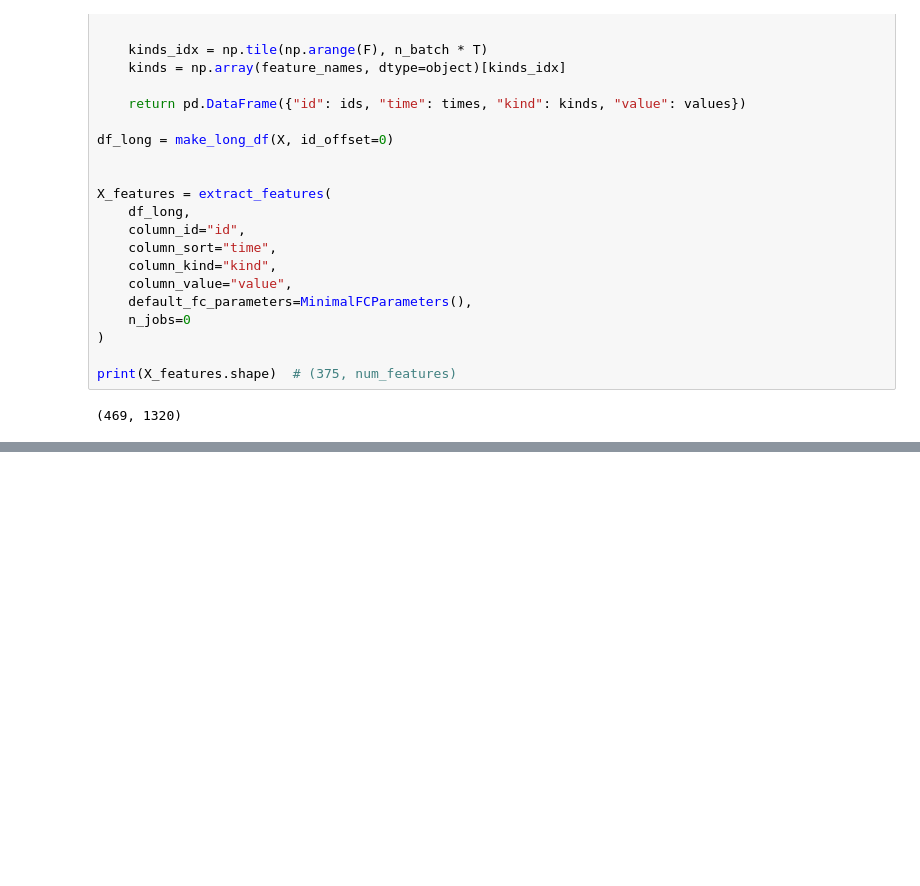
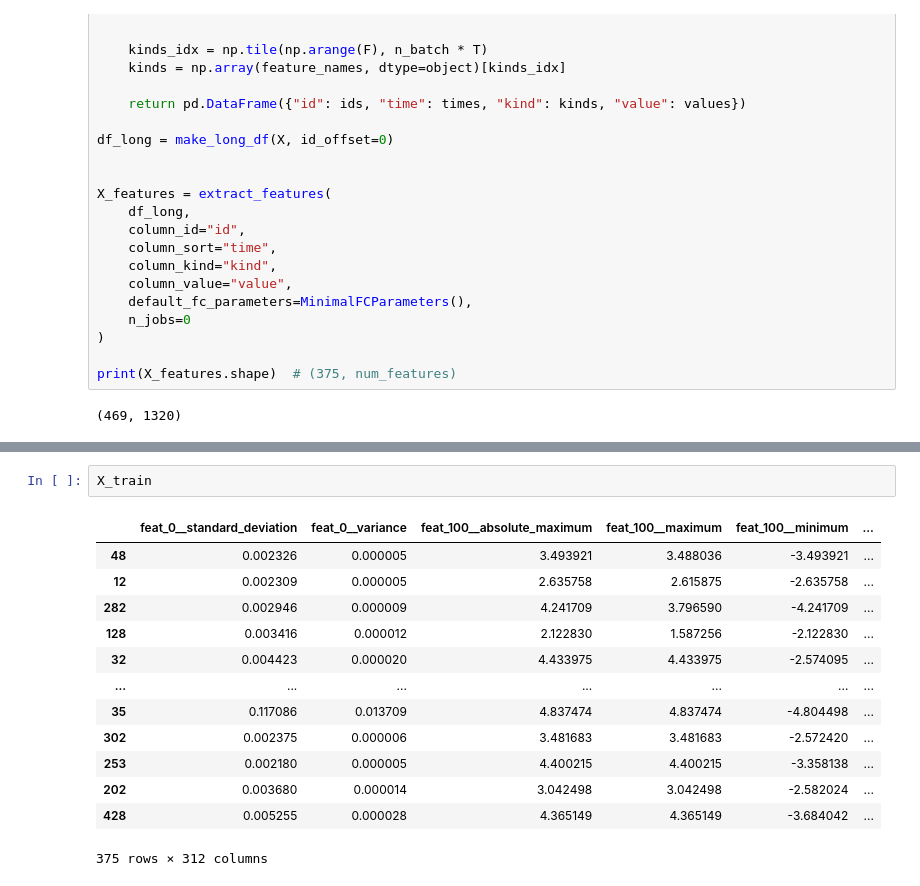
Before and after one commit to marzecovaa/spark, a Jupyter notebook: notebooks/feature_engineering_seb.ipynb, the cells around one changed output, grey strips where cells are left out. Drawn from its saved outputs; the diff is of its cells as text; blank space fills up the shorter version.

```diff
--- a/notebooks/feature_engineering_seb.ipynb
+++ b/notebooks/feature_engineering_seb.ipynb
@@ -186,3 +196,19 @@ pd.DataFrame(X_train_trans)
+# %%
+X_train
+# %% [output]
+|  | feat_0__standard_deviation | feat_0__variance | feat_100__absolute_maximum | feat_100__maximum | feat_100__minimum | ... |
+| 48 | 0.002326 | 0.000005 | 3.493921 | 3.488036 | -3.493921 | ... |
+| 12 | 0.002309 | 0.000005 | 2.635758 | 2.615875 | -2.635758 | ... |
+| 282 | 0.002946 | 0.000009 | 4.241709 | 3.796590 | -4.241709 | ... |
+| 128 | 0.003416 | 0.000012 | 2.122830 | 1.587256 | -2.122830 | ... |
+| 32 | 0.004423 | 0.000020 | 4.433975 | 4.433975 | -2.574095 | ... |
+| ... | ... | ... | ... | ... | ... | ... |
+| 35 | 0.117086 | 0.013709 | 4.837474 | 4.837474 | -4.804498 | ... |
+| 302 | 0.002375 | 0.000006 | 3.481683 | 3.481683 | -2.572420 | ... |
+| 253 | 0.002180 | 0.000005 | 4.400215 | 4.400215 | -3.358138 | ... |
+| 202 | 0.003680 | 0.000014 | 3.042498 | 3.042498 | -2.582024 | ... |
+| 428 | 0.005255 | 0.000028 | 4.365149 | 4.365149 | -3.684042 | ... |
+375 rows × 312 columns
 # %%
 classes = np.unique(y_train)
 weights = compute_class_weight('balanced', classes=classes, y=y_train)
```
Also changed, not shown: parts of 6 cells of this notebook.
